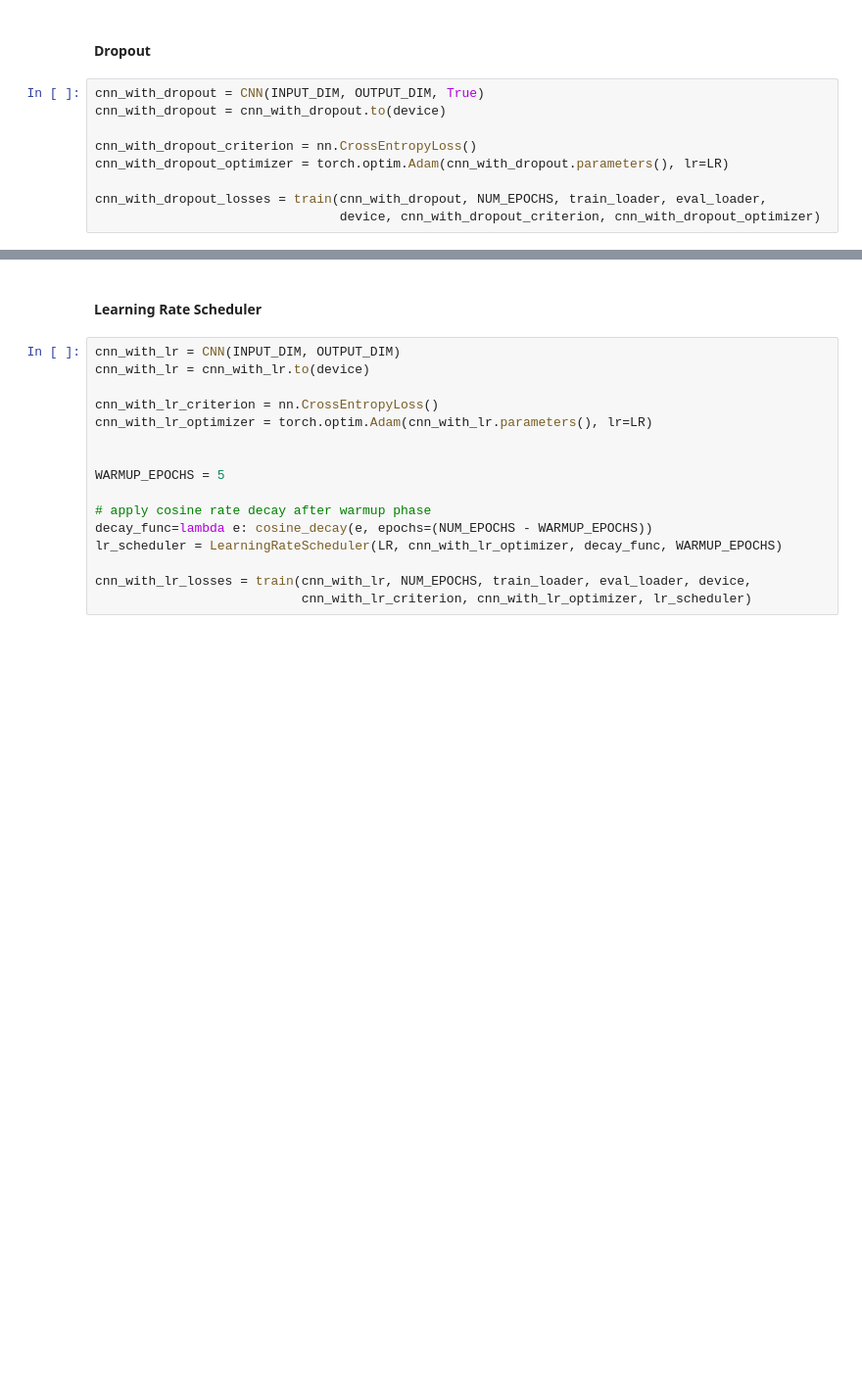
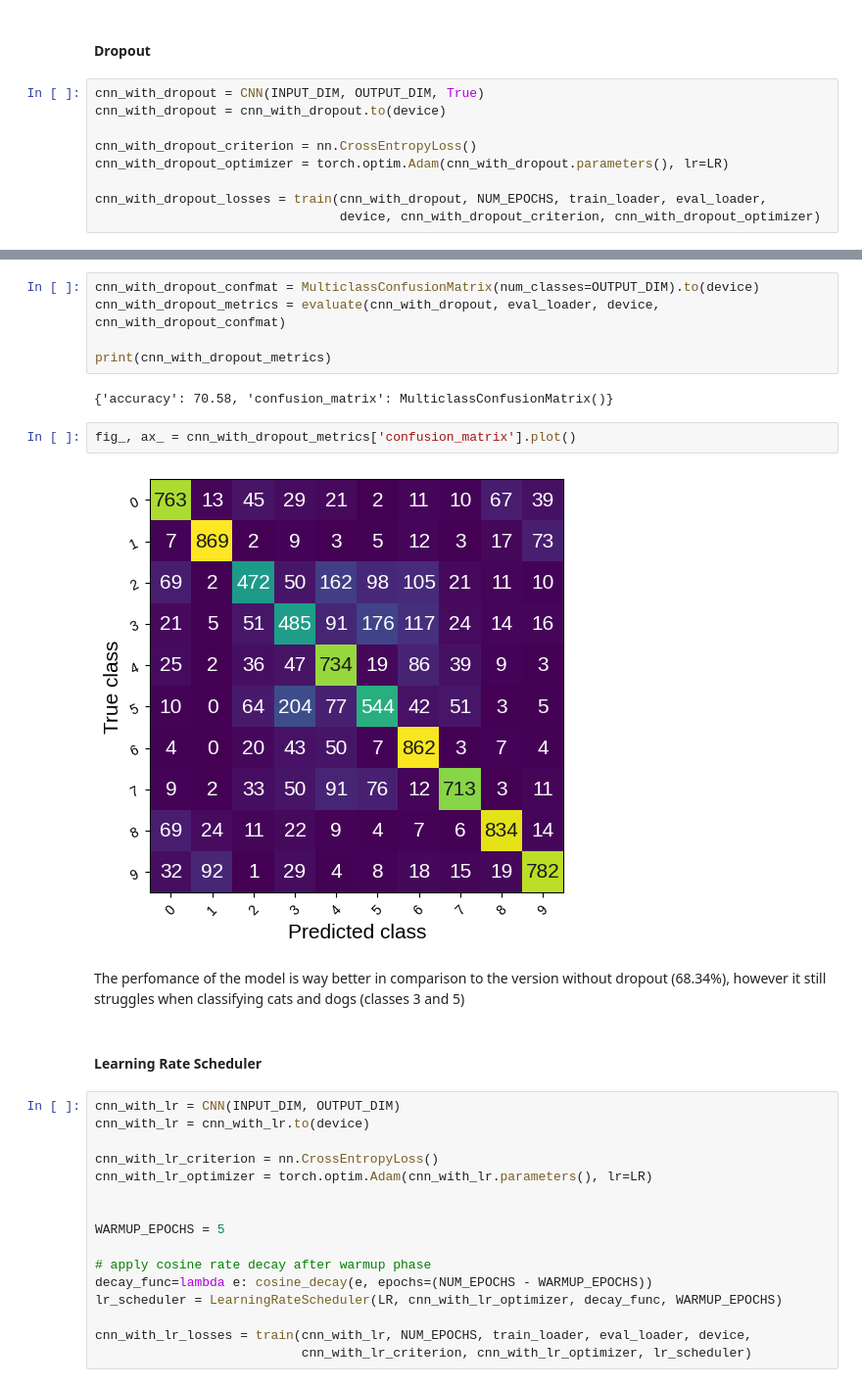
Before and after one commit to kel16/CudaLabTasksSS25, a Jupyter notebook: Session1/Solution1.ipynb, the cells around one changed output, grey strips where cells are left out. Shown at 98% size. Saved outputs shown, nothing was run; the diff lists cells and outputs as text; blank space fills up the shorter version.

```diff
--- a/Session1/Solution1.ipynb
+++ b/Session1/Solution1.ipynb
@@ -316,3 +321,16 @@ plot_learning_curve(cnn_with_dropout_losses[0], cnn_with_dropout_losses[1], len(
+# %%
+cnn_with_dropout_confmat = MulticlassConfusionMatrix(num_classes=OUTPUT_DIM).to(device)
+cnn_with_dropout_metrics = evaluate(cnn_with_dropout, eval_loader, device, cnn_with_dropout_confmat)
+
+print(cnn_with_dropout_metrics)
+# %% [output]
+{'accuracy': 70.58, 'confusion_matrix': MulticlassConfusionMatrix()}
+# %%
+fig_, ax_ = cnn_with_dropout_metrics['confusion_matrix'].plot()
+# %% [output]
+[figure, added]
+# %% [markdown]
+The perfomance of the model is way better in comparison to the version without dropout (68.34%), however it still struggles when classifying cats and dogs (classes 3 and 5)
 # %% [markdown]
 #### Learning Rate Scheduler
 # %%
```
Also changed, not shown: parts of 14 cells of this notebook, 3 other files.
